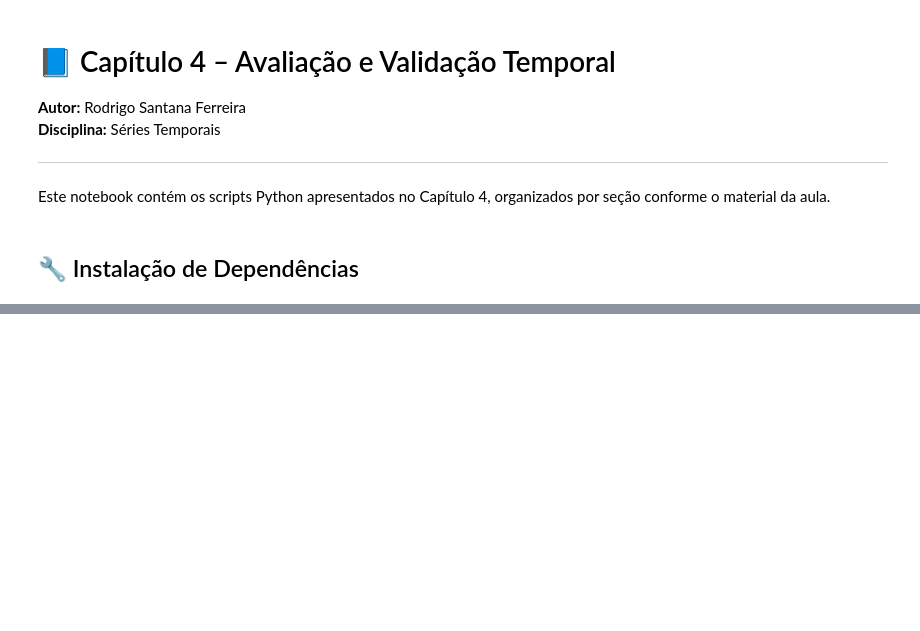
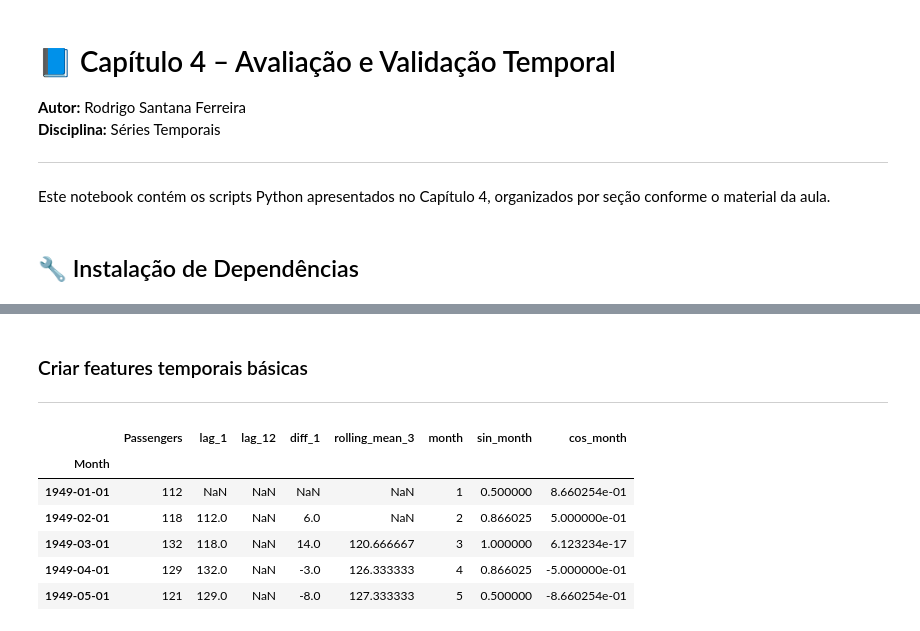
Before and after one commit to rodrigosf05/fiap-series-temporais, a Jupyter notebook: capitulo_4_scripts.ipynb, the cells around one changed output, grey strips where cells are left out. Cells and saved outputs as stored; diff of their text form; code cells hidden in the pictures; blank space fills up the shorter version.

```diff
--- a/capitulo_4_scripts.ipynb
+++ b/capitulo_4_scripts.ipynb
@@ -16 +61,5 @@ Carregamento do dataset AirPassengers e criação das features temporais básica
+# %% [markdown]
+
+### Criar features temporais básicas
+---
 # %%
@@ -43,0 +74,11 @@ print(f"Shape final: {X.shape}")
+# %%
+# imprime o dataframe
+df.head()
+# %% [output]
+|  | Passengers | lag_1 | lag_12 | diff_1 | rolling_mean_3 | month | sin_month | cos_month |
+| Month |  |  |  |  |  |  |  |  |
+| 1949-01-01 | 112 | NaN | NaN | NaN | NaN | 1 | 0.500000 | 8.660254e-01 |
+| 1949-02-01 | 118 | 112.0 | NaN | 6.0 | NaN | 2 | 0.866025 | 5.000000e-01 |
+| 1949-03-01 | 132 | 118.0 | NaN | 14.0 | 120.666667 | 3 | 1.000000 | 6.123234e-17 |
+| 1949-04-01 | 129 | 132.0 | NaN | -3.0 | 126.333333 | 4 | 0.866025 | -5.000000e-01 |
+| 1949-05-01 | 121 | 129.0 | NaN | -8.0 | 127.333333 | 5 | 0.500000 | -8.660254e-01 |
```
Also changed, not shown: parts of 29 cells of this notebook.
